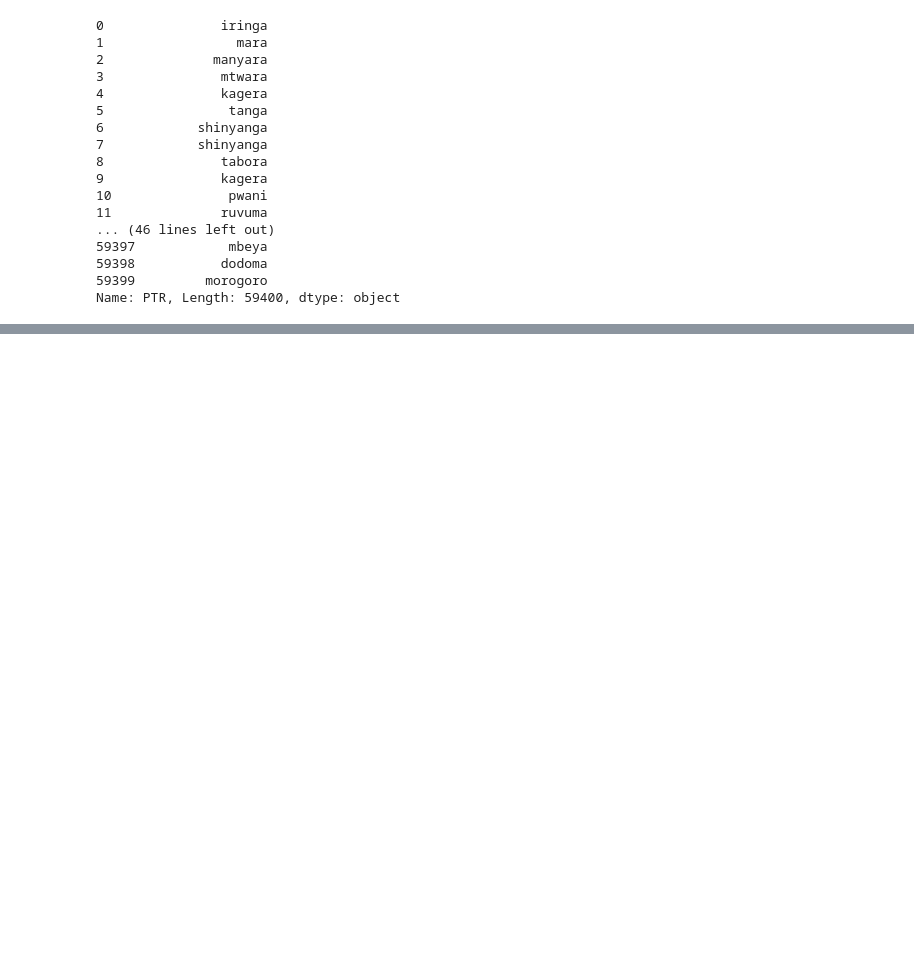
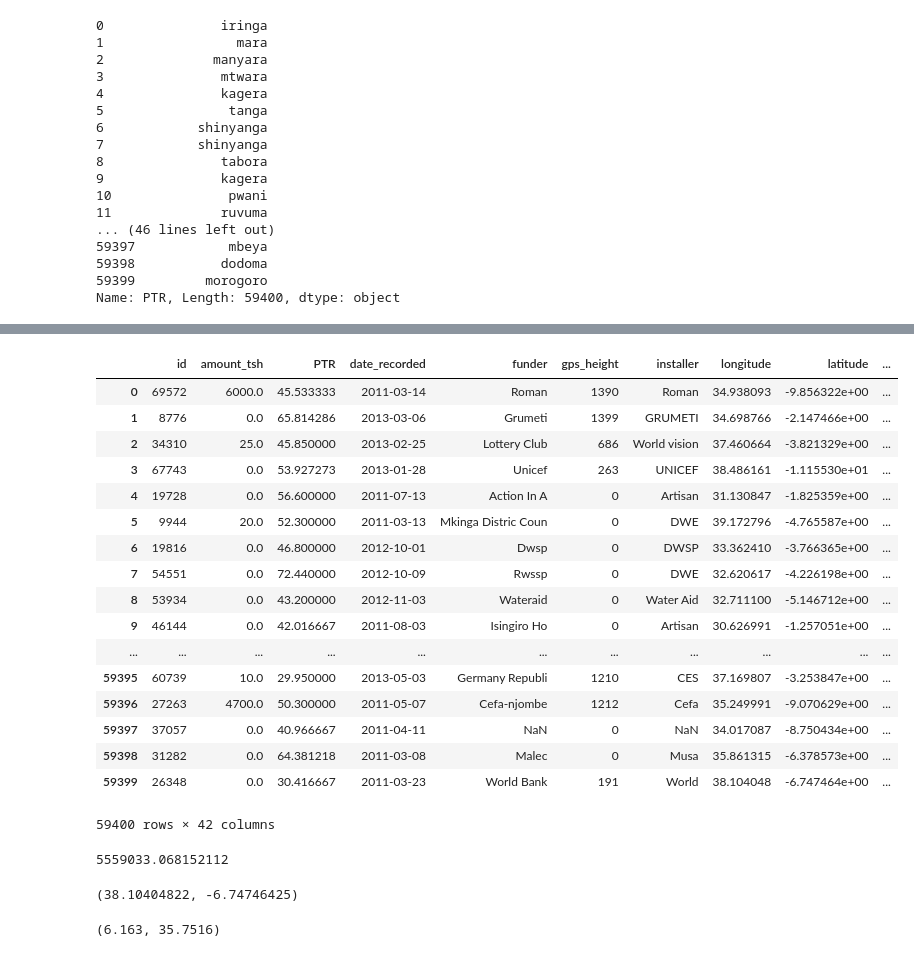
Before and after one commit to mradazoury/Pump_it_Up_ML_project, a Jupyter notebook: Trial_Theo .ipynb, the cells around one changed output, grey strips where cells are left out. Drawn from its saved outputs; the diff is of its cells as text; code cells hidden in the pictures; blank space fills up the shorter version.

Commit message:
distances DONE

```diff
--- a/Trial_Theo .ipynb
+++ b/Trial_Theo .ipynb
@@ -252,3 +252,26 @@ teacher_ratio = teacher_ratio.reset_index()
 #test_data[test_data['PTR'].isnull()] = test_data[test_data['PTR'].isnull()].apply(impute, axis=1)
 # %%
 #test_data[['PTR',"ward"]]
+# %%
+def distance_capital(df):
+    tanz_capital= 6.1630, 35.7516
+    def haversine(coord1, coord2):
+        R = 6372800  # Earth radius in meters
+        lat1, lon1 = coord1
+        lat2, lon2 = coord2
+
+        phi1, phi2 = m.radians(lat1), m.radians(lat2)
+        dphi       = m.radians(lat2 - lat1)
+        dlambda    = m.radians(lon2 - lon1)
+
+        a = m.sin(dphi/2)**2 + \
+            m.cos(phi1)*m.cos(phi2)*m.sin(dlambda/2)**2
+
+        return 2*R*m.atan2(m.sqrt(a), m.sqrt(1 - a))
+    for i in range(0, len(df)):
+        x = df.latitude[i], df.longitude[i]
+        df['distance'] = haversine(tanz_capital, x)
+    return df
+# %%
+train_data = distance_capital(train_data)
+train_data
@@ -254,0 +297,37 @@ teacher_ratio = teacher_ratio.reset_index()
+# %%
+for i in range(0, len(train_data)):
+    x = train_data.latitude[i], train_data.longitude[i]
+    train_data['distance'] = haversine(tanz_capital, x)
+# %%
+train_data
+# %% [output]
+|  | id | amount_tsh | PTR | date_recorded | funder | gps_height | installer | longitude | latitude | ... |
+| 0 | 69572 | 6000.0 | 45.533333 | 2011-03-14 | Roman | 1390 | Roman | 34.938093 | -9.856322e+00 | ... |
+| 1 | 8776 | 0.0 | 65.814286 | 2013-03-06 | Grumeti | 1399 | GRUMETI | 34.698766 | -2.147466e+00 | ... |
+| 2 | 34310 | 25.0 | 45.850000 | 2013-02-25 | Lottery Club | 686 | World vision | 37.460664 | -3.821329e+00 | ... |
+| 3 | 67743 | 0.0 | 53.927273 | 2013-01-28 | Unicef | 263 | UNICEF | 38.486161 | -1.115530e+01 | ... |
+| 4 | 19728 | 0.0 | 56.600000 | 2011-07-13 | Action In A | 0 | Artisan | 31.130847 | -1.825359e+00 | ... |
+| 5 | 9944 | 20.0 | 52.300000 | 2011-03-13 | Mkinga Distric Coun | 0 | DWE | 39.172796 | -4.765587e+00 | ... |
+| 6 | 19816 | 0.0 | 46.800000 | 2012-10-01 | Dwsp | 0 | DWSP | 33.362410 | -3.766365e+00 | ... |
+| 7 | 54551 | 0.0 | 72.440000 | 2012-10-09 | Rwssp | 0 | DWE | 32.620617 | -4.226198e+00 | ... |
+| 8 | 53934 | 0.0 | 43.200000 | 2012-11-03 | Wateraid | 0 | Water Aid | 32.711100 | -5.146712e+00 | ... |
+| 9 | 46144 | 0.0 | 42.016667 | 2011-08-03 | Isingiro Ho | 0 | Artisan | 30.626991 | -1.257051e+00 | ... |
+| ... | ... | ... | ... | ... | ... | ... | ... | ... | ... | ... |
+| 59395 | 60739 | 10.0 | 29.950000 | 2013-05-03 | Germany Republi | 1210 | CES | 37.169807 | -3.253847e+00 | ... |
+| 59396 | 27263 | 4700.0 | 50.300000 | 2011-05-07 | Cefa-njombe | 1212 | Cefa | 35.249991 | -9.070629e+00 | ... |
+| 59397 | 37057 | 0.0 | 40.966667 | 2011-04-11 | NaN | 0 | NaN | 34.017087 | -8.750434e+00 | ... |
+| 59398 | 31282 | 0.0 | 64.381218 | 2011-03-08 | Malec | 0 | Musa | 35.861315 | -6.378573e+00 | ... |
+| 59399 | 26348 | 0.0 | 30.416667 | 2011-03-23 | World Bank | 191 | World | 38.104048 | -6.747464e+00 | ... |
+59400 rows × 42 columns
+# %%
+haversine(tanz_capital, x)
+# %% [output]
+5559033.068152112
+# %%
+x
+# %% [output]
+(38.10404822, -6.74746425)
+# %%
+tanz_capital
+# %% [output]
+(6.163, 35.7516)
```
Also changed, not shown: parts of 1 cell of this notebook, 1 other file.
